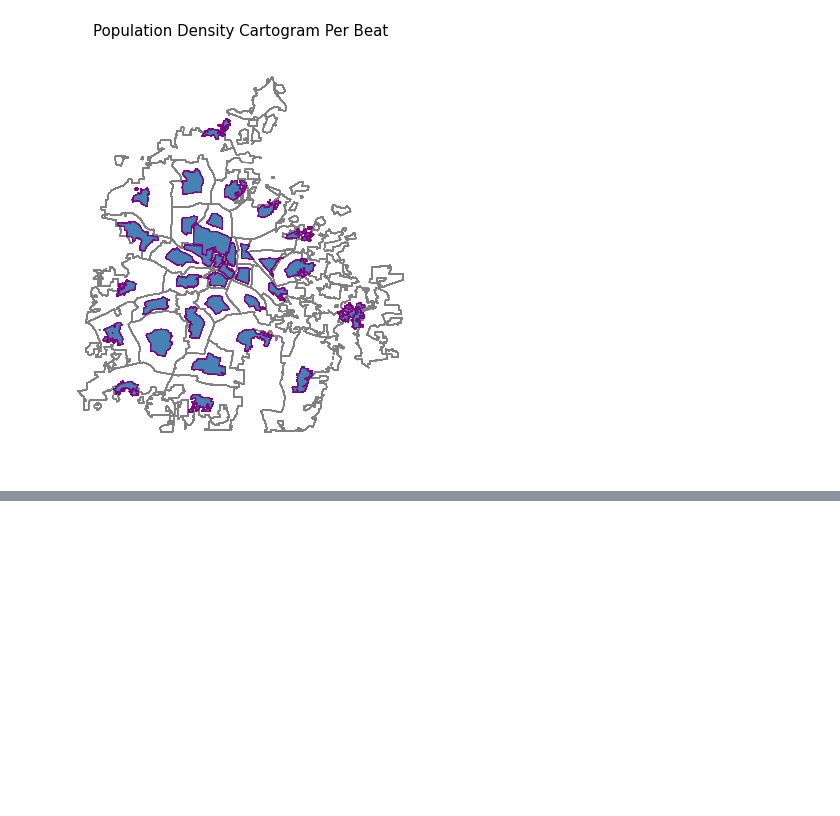
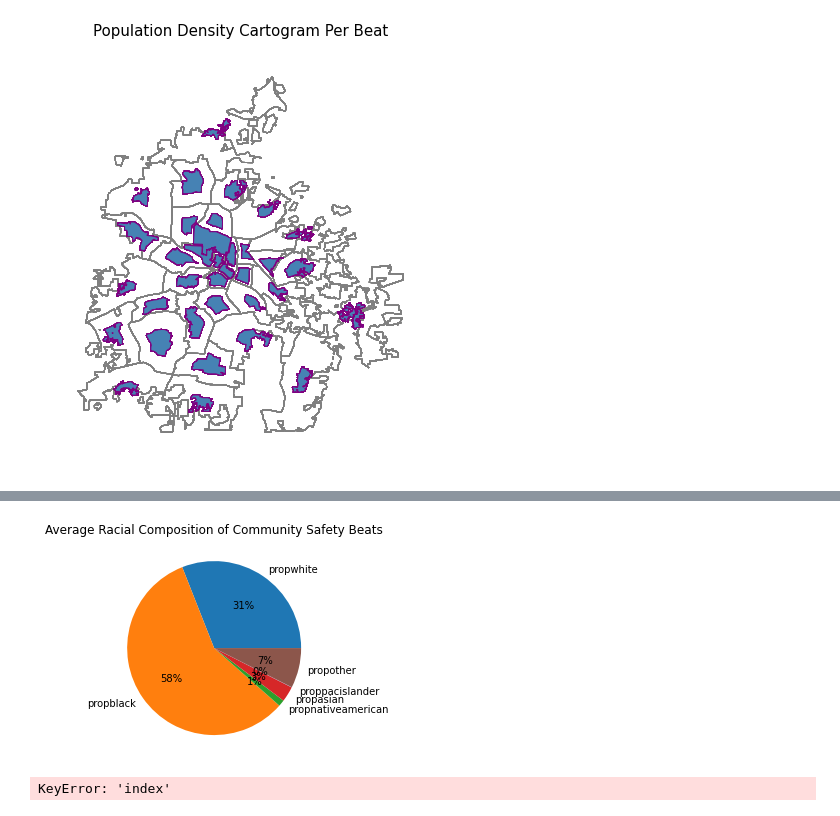
Before and after one commit to sadiesheridan/dataplus-project27-community-safety-durham, a Jupyter notebook: 10_code/EDA.ipynb, the cells around one changed output, grey strips where cells are left out. Cells and saved outputs as stored; diff of their text form; code cells hidden in the pictures; blank space fills up the shorter version.

```diff
--- a/10_code/EDA.ipynb
+++ b/10_code/EDA.ipynb
@@ -981,2 +970,6 @@ plt.show()
 # %% [output]
 [figure]
+# %%
+#Create new data frame with just proportions for community safety beats
+justprop = beatracewithcalls2[['propwhite', 'propblack', 'propnativeamerican', 'propasian', 'proppacislander', 'propother']]
+justprop
@@ -982,0 +990,11 @@ plt.show()
+# %%
+#Pie chart for justprop
+justprop.mean().plot.pie(ylabel='', title='Average Racial Composition of Community Safety Beats', autopct='%1.0f%%');
+# %% [output]
+[figure, added]
+# %%
+#Pie chart for justprop
+justprop.groupby('index')['numeric_column'].max()
+justprop.mean().plot.pie(ylabel='', title='Average Racial Composition of Community Safety Beats', autopct='%1.0f%%', subplots = True);
+# %% [output]
+KeyError: 'index'
```
Also changed, not shown: parts of 10 cells of this notebook.
